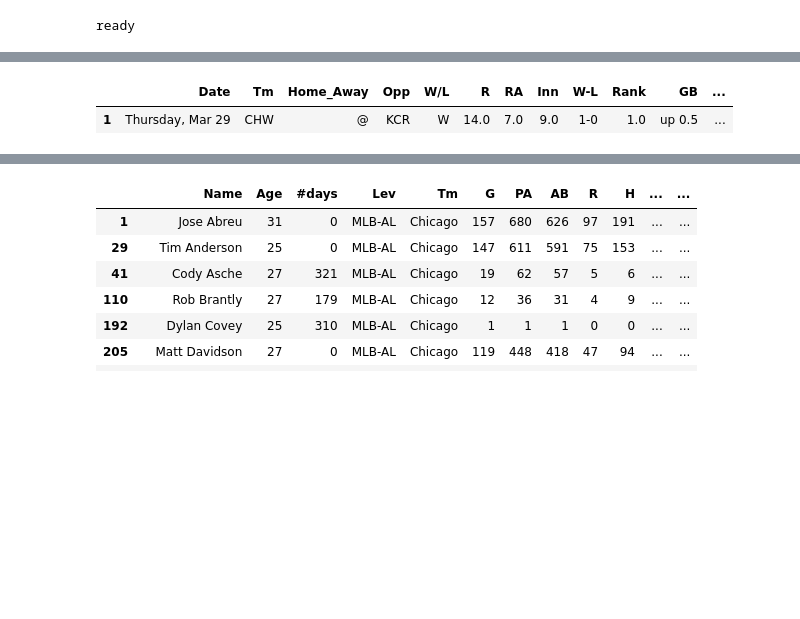
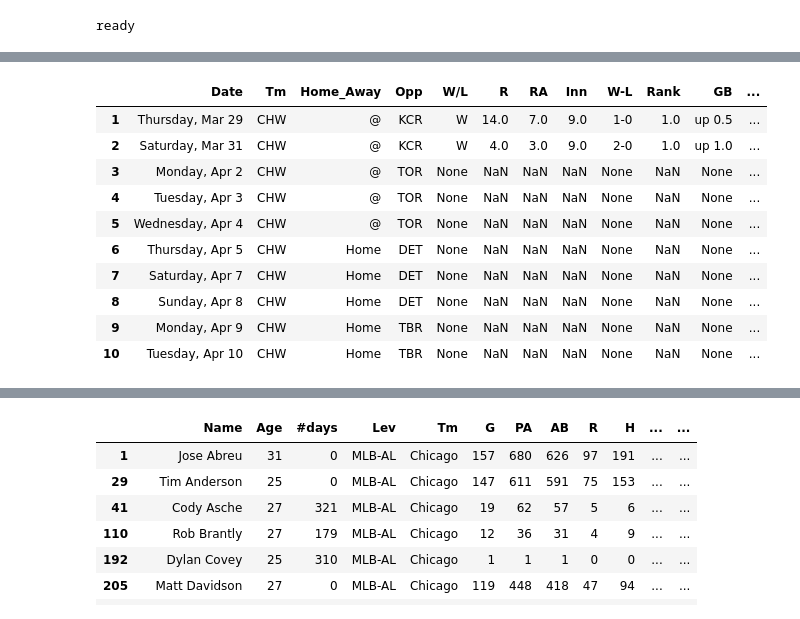
Before and after one commit to timbroderick/pybaseball, a Jupyter notebook: playing.ipynb, the cells around one changed output, grey strips where cells are left out. Saved outputs shown, nothing was run; the diff lists cells and outputs as text; code cells hidden in the pictures; blank space fills up the shorter version.

```diff
--- a/playing.ipynb
+++ b/playing.ipynb
@@ -234,10 +147,19 @@ cubs.describe()
 # %%
 # gets daily record
 schedRec = schedule_and_record(2018, "CHW")
-schedRec
+schedRec.head(10)
 # %% [output]
 |  | Date | Tm | Home_Away | Opp | W/L | R | RA | Inn | W-L | Rank | GB | ... |
 | 1 | Thursday, Mar 29 | CHW | @ | KCR | W | 14.0 | 7.0 | 9.0 | 1-0 | 1.0 | up 0.5 | ... |
+| 2 | Saturday, Mar 31 | CHW | @ | KCR | W | 4.0 | 3.0 | 9.0 | 2-0 | 1.0 | up 1.0 | ... |
+| 3 | Monday, Apr 2 | CHW | @ | TOR | None | NaN | NaN | NaN | None | NaN | None | ... |
+| 4 | Tuesday, Apr 3 | CHW | @ | TOR | None | NaN | NaN | NaN | None | NaN | None | ... |
+| 5 | Wednesday, Apr 4 | CHW | @ | TOR | None | NaN | NaN | NaN | None | NaN | None | ... |
+| 6 | Thursday, Apr 5 | CHW | Home | DET | None | NaN | NaN | NaN | None | NaN | None | ... |
+| 7 | Saturday, Apr 7 | CHW | Home | DET | None | NaN | NaN | NaN | None | NaN | None | ... |
+| 8 | Sunday, Apr 8 | CHW | Home | DET | None | NaN | NaN | NaN | None | NaN | None | ... |
+| 9 | Monday, Apr 9 | CHW | Home | TBR | None | NaN | NaN | NaN | None | NaN | None | ... |
+| 10 | Tuesday, Apr 10 | CHW | Home | TBR | None | NaN | NaN | NaN | None | NaN | None | ... |
 # %%
 # create a numeric indicator of a win and take cumulative sum of wins-to-date at each point in the season
 sox['win-count'] = np.where(sox['W/L']=='W', 1, 0).cumsum()
```
Also changed, not shown: parts of 8 cells of this notebook, 3 other files.
